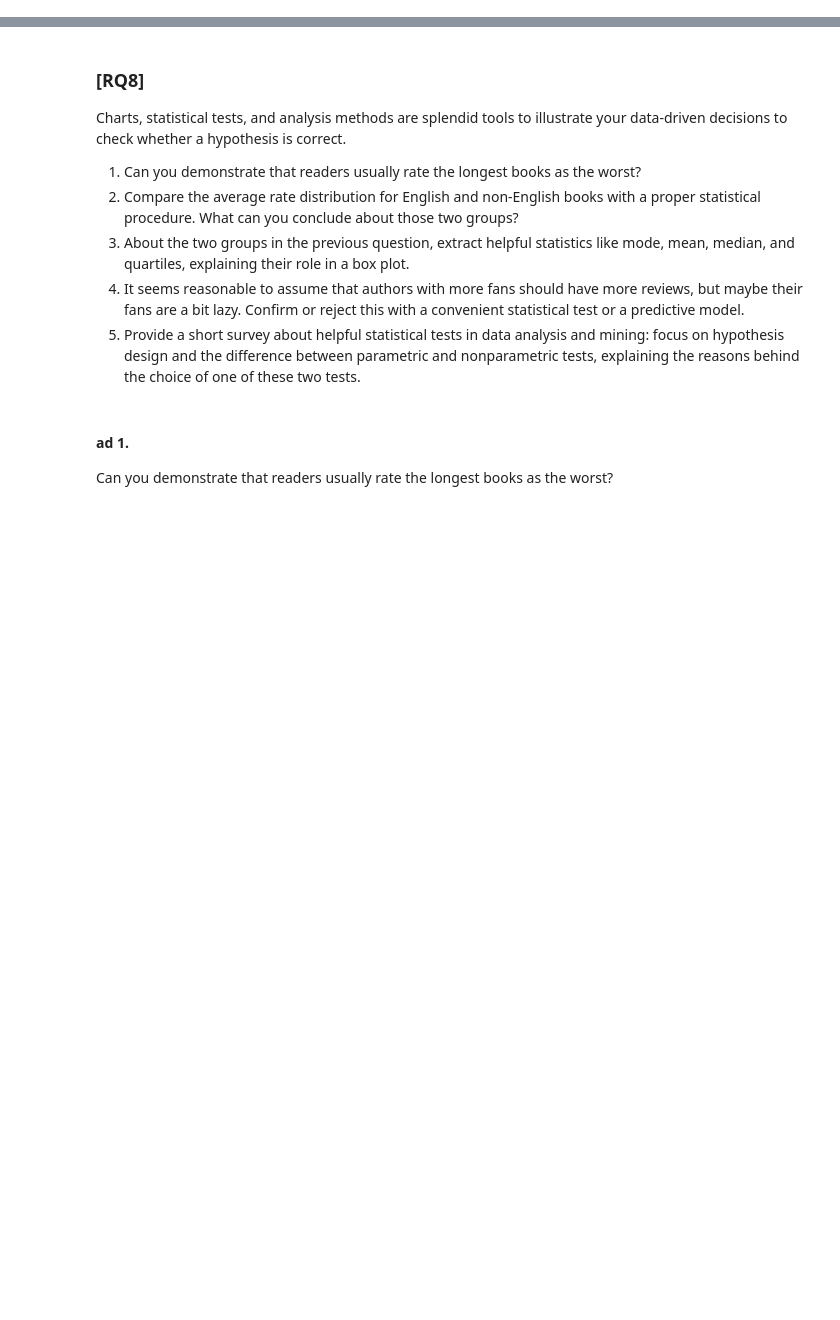
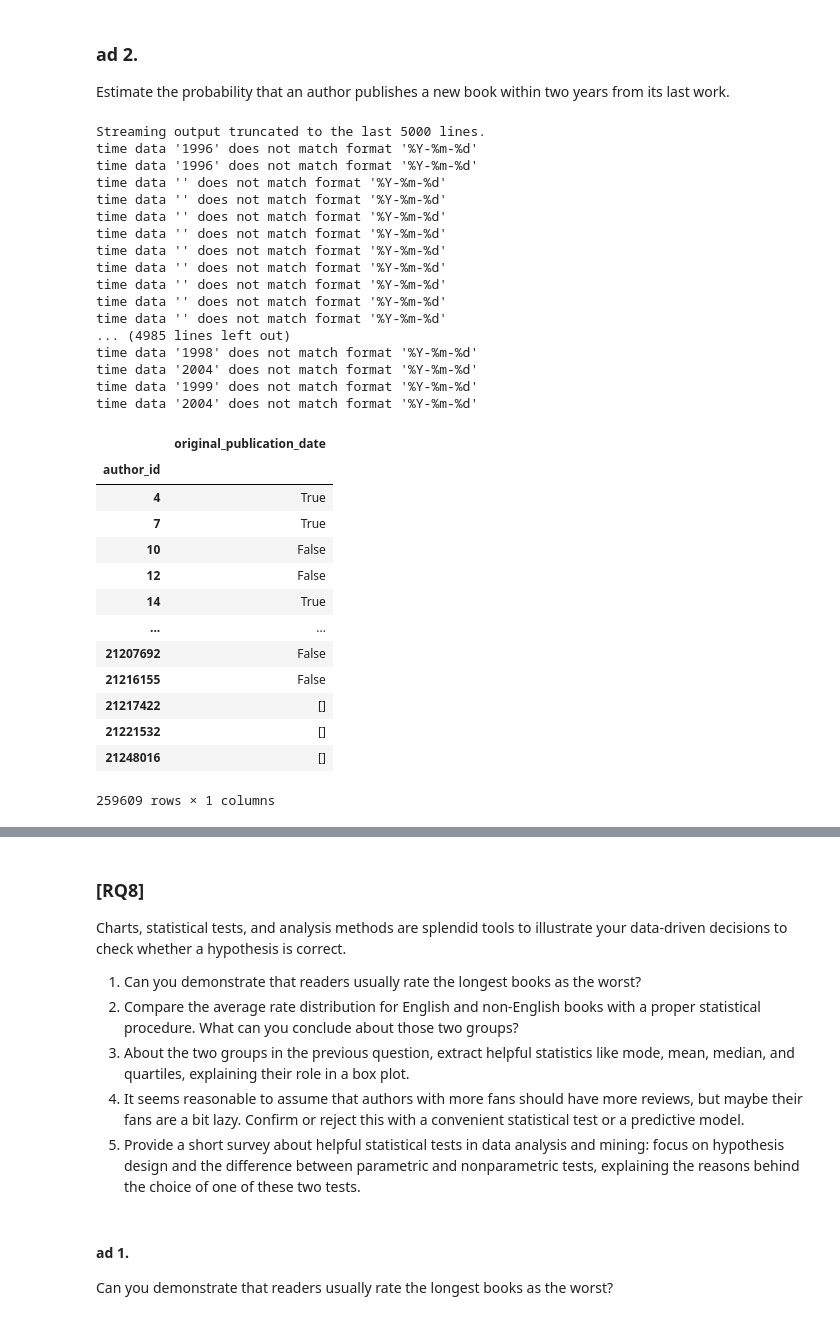
Before and after one commit to desterote753/ADM-HW2-Group3, a Jupyter notebook: rq8.ipynb, the cells around one changed output, grey strips where cells are left out. Saved outputs shown, nothing was run; the diff lists cells and outputs as text; code cells hidden in the pictures; blank space fills up the shorter version.

Commit message:
rq8 with output

```diff
--- a/rq8.ipynb
+++ b/rq8.ipynb
@@ -10,0 +55,16 @@ data_path = ["drive", "Othercomputers", "Mein_Laptop", "hw01_lighter_updated"]
+# %%
+chunksize = 2*10**5
+nrows = None
+processed_rows = 0
+books_with_at_least_one_rating = 0
+books_with_30Percent_of_ratings_above_4 = 0
+
+start = perf_counter()
+for chunk in pd.read_json( os.path.join( *data_path, "lighter_books_updated" + ".json"), lines=True, chunksize=chunksize, nrows=nrows):
+  processed_rows += len(chunk)
+  chunk = chunk[["id","ratings_count", "rating_dist"]] # to shrink needed memory
+  chunk = chunk[chunk["ratings_count"]>0] # to exclude books without ratings
+  books_with_at_least_one_rating += len(chunk)
+  chunk["percentage"] = chunk.apply(lambda row : getRatio(parseToDict(row['rating_dist']),['4','5'],'total'), axis=1)
+  books_with_30Percent_of_ratings_above_4 += len(chunk[chunk["percentage"] > 0.3]) # we interpret over as strictly over
+  print('processed rows:', processed_rows) # in total
@@ -10,0 +101,3 @@ data_path = ["drive", "Othercomputers", "Mein_Laptop", "hw01_lighter_updated"]
+# %% [markdown]
+### ad 2.
+Estimate the probability that an author publishes a new book within two years from its last work.
@@ -10,0 +160,51 @@ data_path = ["drive", "Othercomputers", "Mein_Laptop", "hw01_lighter_updated"]
+# %%
+processed_rows = 0
+df = None
+flag = True
+chunksize = 2*10**5
+nrows = None # 3*10**5
+
+start = perf_counter()
+for chunk in pd.read_json( os.path.join( *data_path, "lighter_books_updated" + ".json"), lines=True, nrows=nrows, chunksize=chunksize):
+    processed_rows += len(chunk)
+    if flag:
+        df = chunk[['author_id','original_publication_date']] # ['author_id','original_publication_date']
+        flag = False
+    else:
+        df = pd.concat([df, chunk[['author_id','original_publication_date']]  ], axis=0)
+    print('processed rows:', processed_rows)
+
+df_new = pd.DataFrame(df.groupby('author_id')['original_publication_date'].apply(preprocessing))
+df_new
+# %% [output]
+Streaming output truncated to the last 5000 lines.
+time data '1996' does not match format '%Y-%m-%d'
+time data '1996' does not match format '%Y-%m-%d'
+time data '' does not match format '%Y-%m-%d'
+time data '' does not match format '%Y-%m-%d'
+time data '' does not match format '%Y-%m-%d'
+time data '' does not match format '%Y-%m-%d'
+time data '' does not match format '%Y-%m-%d'
+time data '' does not match format '%Y-%m-%d'
+time data '' does not match format '%Y-%m-%d'
+time data '' does not match format '%Y-%m-%d'
+time data '' does not match format '%Y-%m-%d'
+... (4985 lines left out)
+time data '1998' does not match format '%Y-%m-%d'
+time data '2004' does not match format '%Y-%m-%d'
+time data '1999' does not match format '%Y-%m-%d'
+time data '2004' does not match format '%Y-%m-%d'
+|  | original_publication_date |
+| author_id |  |
+| 4 | True |
+| 7 | True |
+| 10 | False |
+| 12 | False |
+| 14 | True |
+| ... | ... |
+| 21207692 | False |
+| 21216155 | False |
+| 21217422 | [] |
+| 21221532 | [] |
+| 21248016 | [] |
+259609 rows × 1 columns
```
Also changed, not shown: parts of 35 cells of this notebook.
